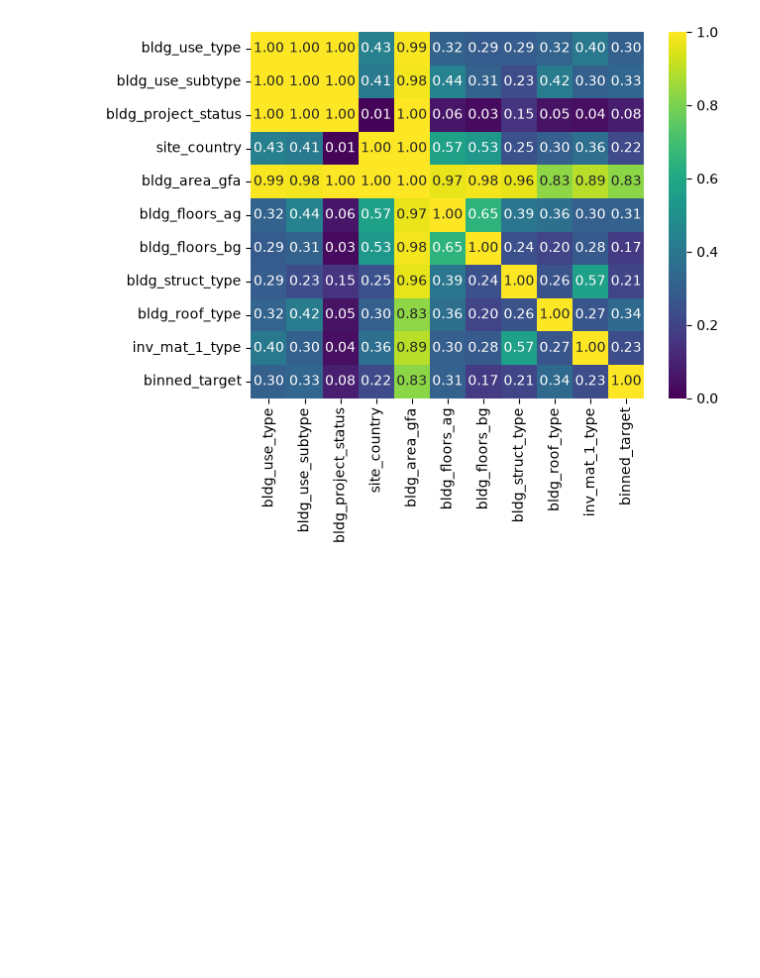
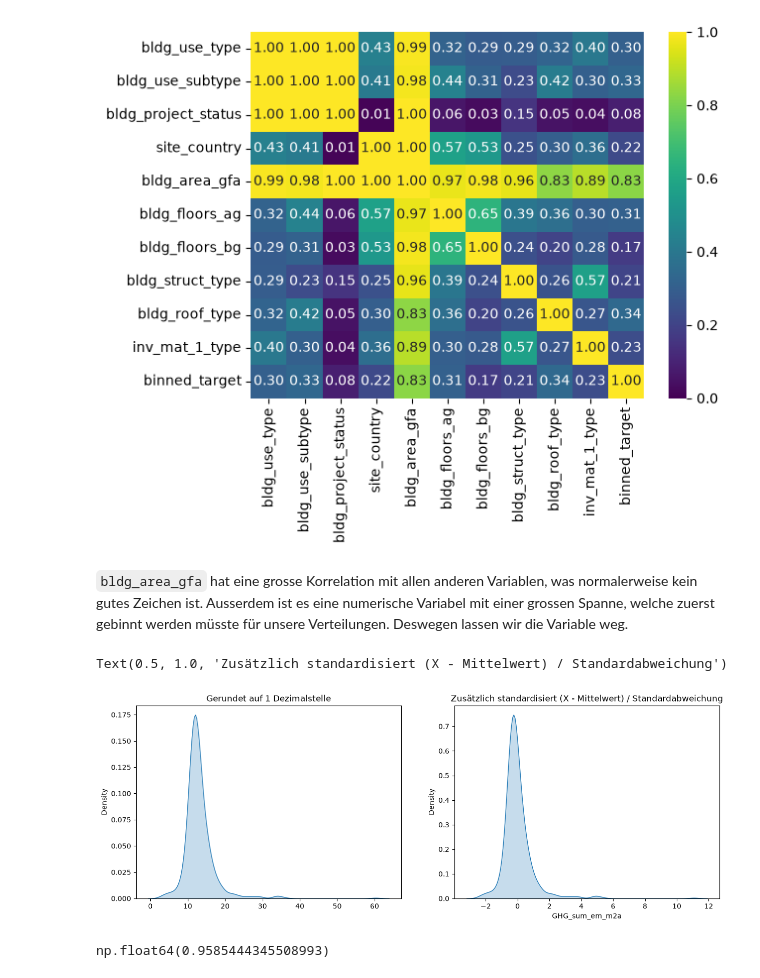
Before and after one commit to bimdoer/co2-probability, a Jupyter notebook: notebooks/eda_melanie.ipynb, the cells around one changed output. Saved outputs shown, nothing was run; the diff lists cells and outputs as text; code cells hidden in the pictures; blank space fills up the shorter version.

```diff
--- a/notebooks/eda_melanie.ipynb
+++ b/notebooks/eda_melanie.ipynb
@@ -238,3 +253,25 @@ sns.heatmap(corr, annot=True, fmt=".2f", cmap="viridis", vmin=0, vmax=1)
 plt.show()
 # %% [output]
 [figure]
+# %% [markdown]
+`bldg_area_gfa` hat eine grosse Korrelation mit allen anderen Variablen, was normalerweise kein gutes Zeichen ist. Ausserdem ist es eine numerische Variabel mit einer grossen Spanne, welche zuerst gebinnt werden müsste für unsere Verteilungen. Deswegen lassen wir die Variable weg.
+# %%
+fig, axes = plt.subplots(1, 2, figsize=(15, 5))
+rounded_targets = np.array(np.round(no_nulls["GHG_sum_em_m2a"], 1))
+stand = (no_nulls["GHG_sum_em_m2a"] - no_nulls["GHG_sum_em_m2a"].mean()) / no_nulls["GHG_sum_em_m2a"].std()
+sns.kdeplot(data=stand, fill=True, ax=axes[1])
+sns.kdeplot(data=rounded_targets, fill=True, ax=axes[0])
+axes[0].set_title('Gerundet auf 1 Dezimalstelle')
+axes[1].set_title('Zusätzlich standardisiert (X - Mittelwert) / Standardabweichung')
+# %% [output]
+Text(0.5, 1.0, 'Zusätzlich standardisiert (X - Mittelwert) / Standardabweichung')
+[figure, added]
+# %%
+shape, loc, scale =lognorm.fit(no_nulls["GHG_sum_em_m2a"])
+mu = np.log(scale)
+sigma = shape
+
+our_lognorm = lognorm(s=sigma, scale=np.exp(mu), loc=loc)
+our_lognorm.cdf(20)
+# %% [output]
+np.float64(0.9585444345508993)
```
Also changed, not shown: parts of 8 cells of this notebook.
